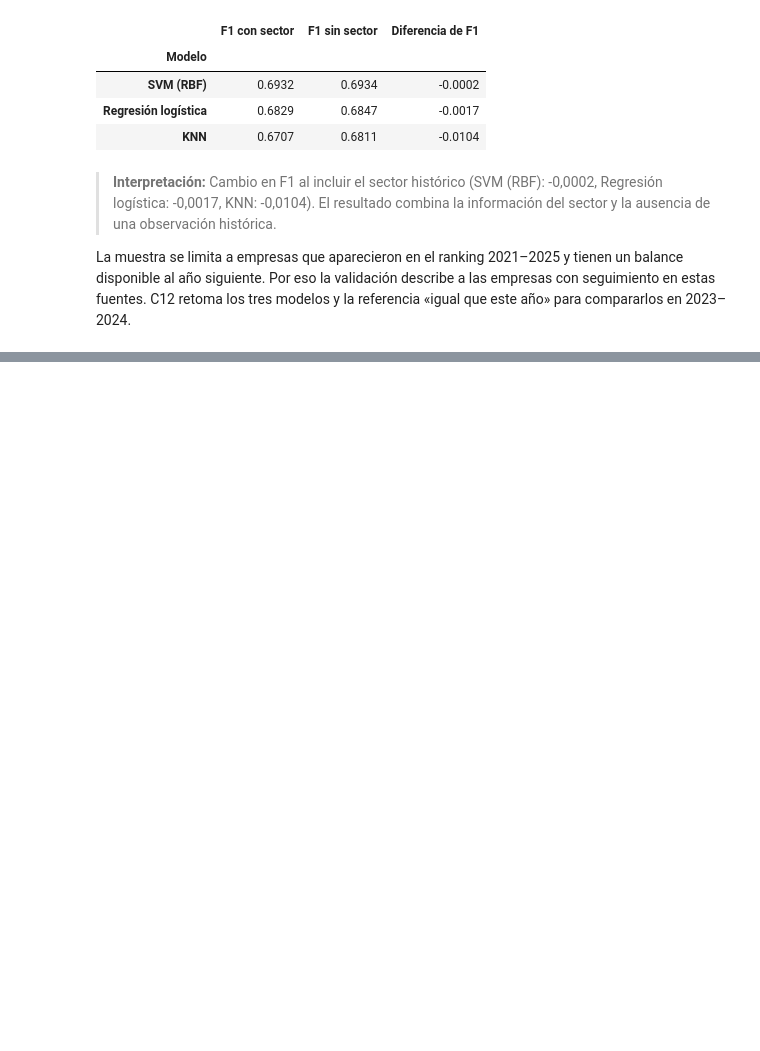
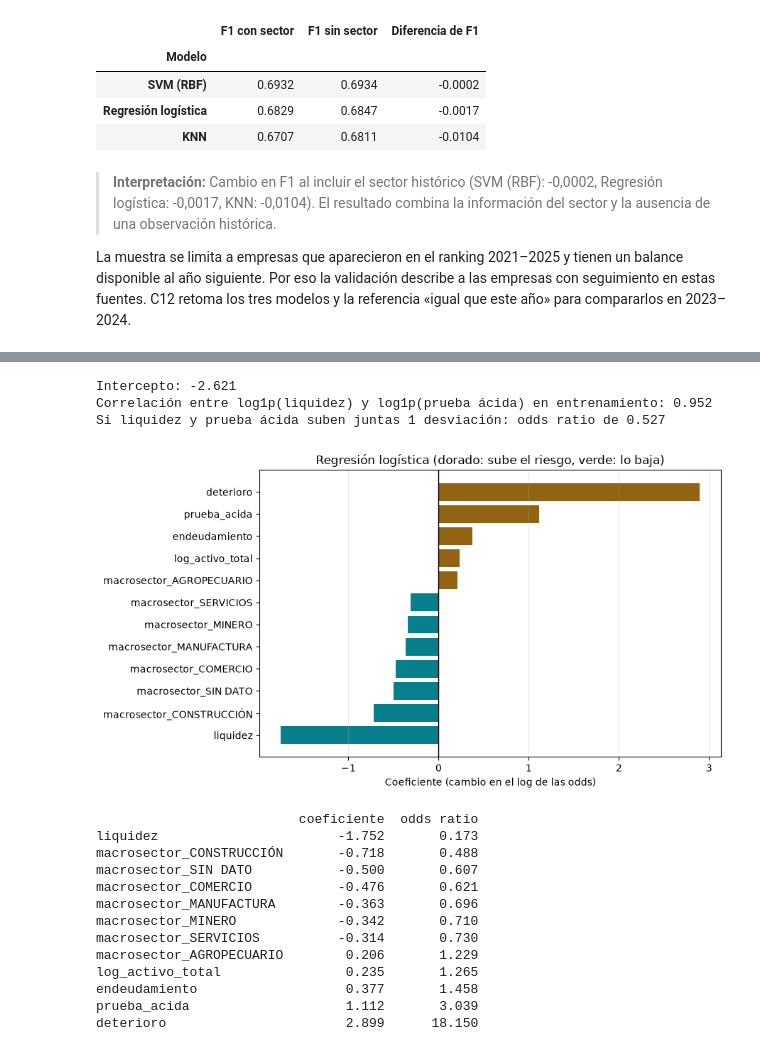
Before and after one commit to JulianHZ711/Final-AnalisisDatos, a Jupyter notebook: notebooks/proyecto_integrador.ipynb, the cells around one changed output, grey strips where cells are left out. Drawn from its saved outputs; the diff is of its cells as text; code cells hidden in the pictures; blank space fills up the shorter version.

```diff
--- a/notebooks/proyecto_integrador.ipynb
+++ b/notebooks/proyecto_integrador.ipynb
@@ -3823,0 +4093,42 @@ compararlos en 2023–2024.
+# %%
+regresion = modelos_c11["Regresión logística"]
+columnas_modelo = regresion.named_steps["preprocesamiento"].get_feature_names_out()
+coeficientes = pd.DataFrame({"coeficiente": regresion.named_steps["modelo"].coef_[0]}, index=columnas_modelo)
+coeficientes["odds ratio"] = np.exp(coeficientes["coeficiente"])
+coeficientes = coeficientes.sort_values("coeficiente")
+
+correlacion = np.log1p(X_train_c11["liquidez"]).corr(np.log1p(X_train_c11["prueba_acida"]))
+juntas = coeficientes.loc["liquidez", "coeficiente"] + coeficientes.loc["prueba_acida", "coeficiente"]
+print(f"Intercepto: {regresion.named_steps['modelo'].intercept_[0]:.3f}")
+print(f"Correlación entre log1p(liquidez) y log1p(prueba ácida) en entrenamiento: {correlacion:.3f}")
+print(f"Si liquidez y prueba ácida suben juntas 1 desviación: odds ratio de {np.exp(juntas):.3f}")
+
+fig, eje = plt.subplots(figsize=(9, 5))
+colores = [COLOR_RESALTADO if c > 0 else COLOR_PRINCIPAL for c in coeficientes["coeficiente"]]
+eje.barh(coeficientes.index, coeficientes["coeficiente"], color=colores)
+eje.axvline(0, color="black", linewidth=1)
+eje.set_xlabel("Coeficiente (cambio en el log de las odds)")
+eje.set_title("Regresión logística (dorado: sube el riesgo, verde: lo baja)")
+eje.grid(axis="x", alpha=0.3)
+plt.tight_layout()
+plt.show()
+
+print(coeficientes.round(3).to_string())
+# %% [output]
+Intercepto: -2.621
+Correlación entre log1p(liquidez) y log1p(prueba ácida) en entrenamiento: 0.952
+Si liquidez y prueba ácida suben juntas 1 desviación: odds ratio de 0.527
+[figure, added]
+                          coeficiente  odds ratio
+liquidez                       -1.752       0.173
+macrosector_CONSTRUCCIÓN       -0.718       0.488
+macrosector_SIN DATO           -0.500       0.607
+macrosector_COMERCIO           -0.476       0.621
+macrosector_MANUFACTURA        -0.363       0.696
+macrosector_MINERO             -0.342       0.710
+macrosector_SERVICIOS          -0.314       0.730
+macrosector_AGROPECUARIO        0.206       1.229
+log_activo_total                0.235       1.265
+endeudamiento                   0.377       1.458
+prueba_acida                    1.112       3.039
+deterioro                       2.899      18.150
```
Also changed, not shown: parts of 25 cells of this notebook, 2 other files.
